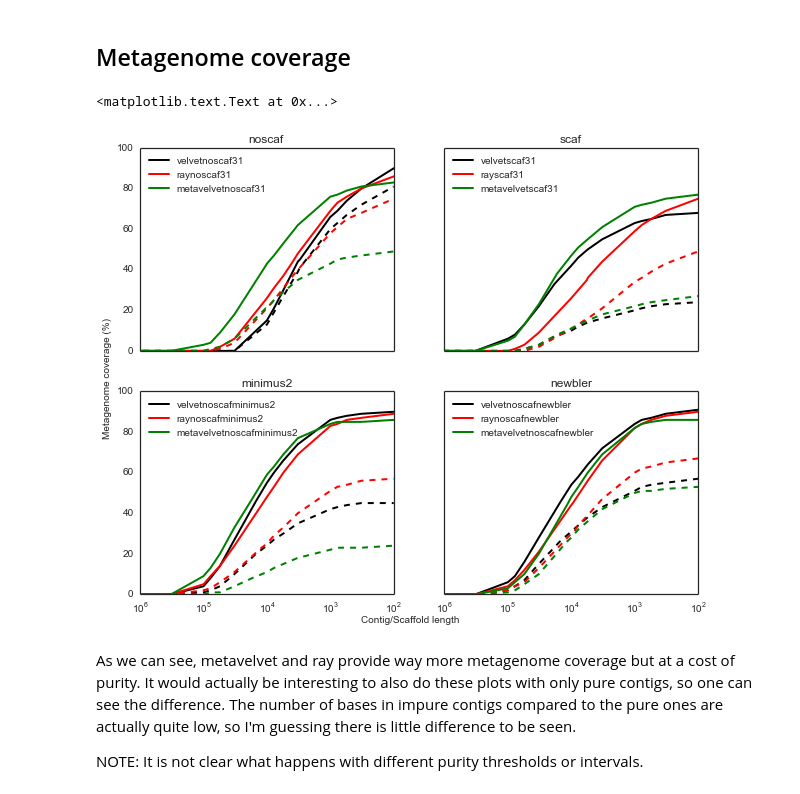
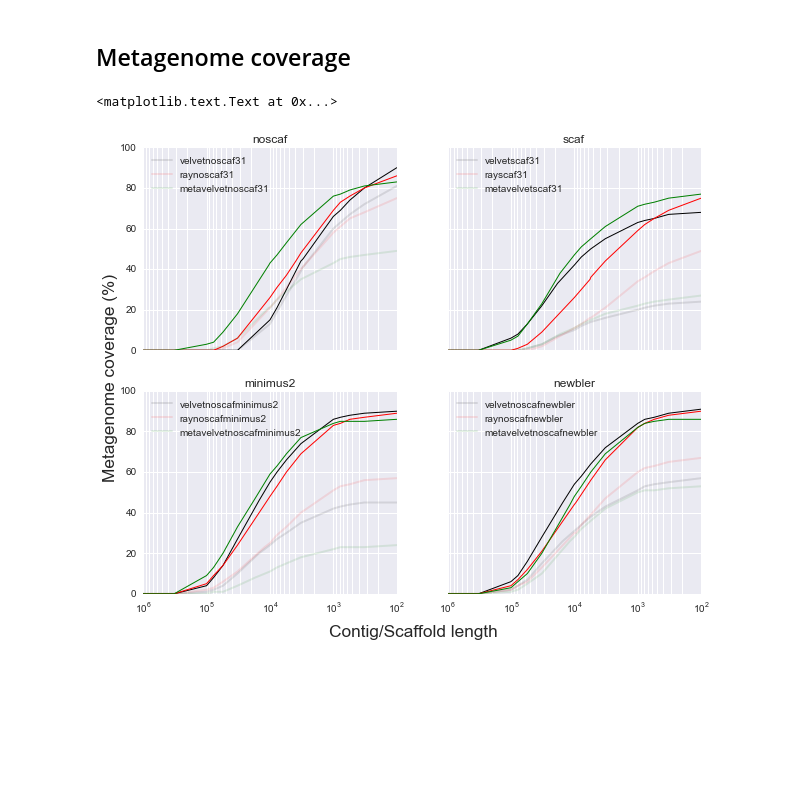
Before and after one commit to inodb/masmvali-publication, a Jupyter notebook: notebooks/LIMS1884-filtered-pairs-assemblies-2.ipynb, the cells around one changed output. Saved outputs shown, nothing was run; the diff lists cells and outputs as text; code cells hidden in the pictures; blank space fills up the shorter version.

```diff
--- a/notebooks/LIMS1884-filtered-pairs-assemblies-2.ipynb
+++ b/notebooks/LIMS1884-filtered-pairs-assemblies-2.ipynb
@@ -38,7 +38,8 @@ import matplotlib as mpl
 import matplotlib.pyplot as plt
 import pandas as pd
 import seaborn as sns
-sns.set(style="white")
+sns.set_style("white", {'xtick.major.size': 5, 'ytick.major.size': 5})
+sns.despine()
 %matplotlib inline
 # %%
 m_even = metassemble.MetAssemble(
@@ -120,9 +120,11 @@ rns31cov.head()
 # %%
 rns31pur = np.sort(m_even.avp.raynoscaf31.contig_purity, order='contig')
 # %%
+sns.set_style("white", {'xtick.major.size': 5, 'ytick.major.size': 5})
 mpl.rcParams['figure.figsize'] = 6, 4
 
 f, ax = plt.subplots(1, 1)
+
 goodcov = np.array((rns31cov["cov_mean_sample_0"] > 60) & (rns31cov["percentage_covered_sample_0"] > 90))
 longc = rns31pur["contig_length"] >= 1000
 ax.hist([rns31pur[longc & ~goodcov]["max_aln_purity"],
@@ -138,4 +140,7 @@ ax.set_ylim(1,1e09)
 ax.set_xlim(0.0, 1.0)
 handles, labels = ax.get_legend_handles_labels()
 ax.legend(handles, labels, numpoints=1, loc='upper left')
+ax.yaxis.grid(True, c='white')
+ax.set_axisbelow(False)
+sns.despine()
 # %% [output]
@@ -351,6 +368,7 @@ ax.set_xlim(0.0, 1.0)
 ## Metagenome coverage
 # %%
 mpl.rcParams['figure.figsize'] = 10, 8
+sns.set_style("darkgrid")
 
 mg_length = np.sum(m_even.avp.velvetnoscaf31.genome_contig_coverage["genome_length"])
 f, axes = plt.subplots(2, 2, sharex=True, sharey=True)
@@ -358,48 +376,44 @@ f, axes = plt.subplots(2, 2, sharex=True, sharey=True)
 #ax1.set_title("filtered-refs-filtered-pairs-noscaf")
 def plot_metagenome_cov(ax, masm, strategies, category, colors):
     for i, s in enumerate(strategies):
+        ax.plot(masm.avp.__dict__[s].contig_metagenome_coverage_pure_only_single_aln["cut_off"],
+                masm.avp.__dict__[s].contig_metagenome_coverage_pure_only_single_aln["metagenome_cov_percentage"],
+                colors[i], linewidth=2.0, label=s, alpha=0.1)
         ax.plot(masm.avp.__dict__[s].contig_metagenome_coverage_purest_single_aln["cut_off"],
                 masm.avp.__dict__[s].contig_metagenome_coverage_purest_single_aln["metagenome_cov_percentage"],
-                colors[i], linewidth=2.0, label=s)
-        ax.plot(masm.avp.__dict__[s].contig_metagenome_coverage_pure_only_single_aln["cut_off"],
-                masm.avp.__dict__[s].contig_metagenome_coverage_pure_only_single_aln["metagenome_cov_percentage"],
-                colors[i] + "--", linewidth=2.0, label=s)
+                colors[i], linewidth=1.0, label=s, alpha=1.0)
     ax.set_title(category)
 
 plot_metagenome_cov(axes[0][0], m_even, ['velvetnoscaf31', 'raynoscaf31', 'metavelvetnoscaf31'],
                     'noscaf', ['k','r','g'])
 plot_metagenome_cov(axes[0][1], m_even, ['velvetscaf31', 'rayscaf31', 'metavelvetscaf31'],
                     'scaf', ['k','r','g'])
 plot_metagenome_cov(axes[1][0], m_even, ['velvetnoscafminimus2', 'raynoscafminimus2', 'metavelvetnoscafminimus2'],
                     'minimus2', ['k','r','g'])
 plot_metagenome_cov(axes[1][1], m_even, ['velvetnoscafnewbler', 'raynoscafnewbler', 'metavelvetnoscafnewbler'],
                     'newbler', ['k','r','g'])
 
 
 
 for ax in axes.flatten():
     ax.set_ylim([0,100])
     ax.set_xlim([10**6,0])
 
 for ax in axes.flatten():
     ax.set_xscale('log')
     ax.invert_xaxis()
     handles, labels = ax.get_legend_handles_labels()
     handles = [h for i, h in enumerate(handles) if i % 2 == 0]
     labels = [l for i, l in enumerate(labels) if i % 2 == 0]
     ax.legend(handles, labels, numpoints=1, loc='upper left')
 
 #plt.ylabel('Metagenome coverage (%)')
 #plt.xlabel('Contig/Scaffold length')
 
 # Legend
 # Set common labels
-f.text(0.5, 0.08, 'Contig/Scaffold length', ha='center', va='center')
-f.text(0.08, 0.5, 'Metagenome coverage (%)', ha='center', va='center', rotation='vertical')
+f.text(0.5, 0.06, 'Contig/Scaffold length', ha='center', va='center', size='xx-large')
+f.text(0.08, 0.5, 'Metagenome coverage (%)', ha='center', va='center', rotation='vertical', size='xx-large')
 # %% [output]
 <matplotlib.text.Text at 0x...>
-[figure, old version]
+[figure, new version]
-# %% [markdown]
-As we can see, metavelvet and ray provide way more metagenome coverage but at a cost of purity. It would actually be interesting to also do these plots with only pure contigs, so one can see the difference. The number of bases in impure contigs compared to the pure ones are actually quite low, so I'm guessing there is little difference to be seen.
-
-NOTE: It is not clear what happens with different purity thresholds or intervals.
```
Also changed, not shown: parts of 15 cells of this notebook.
